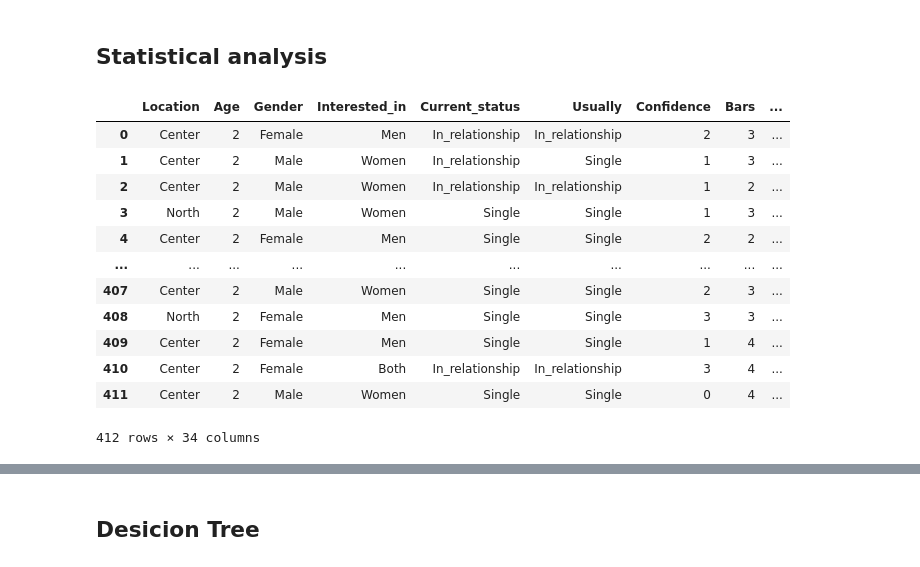
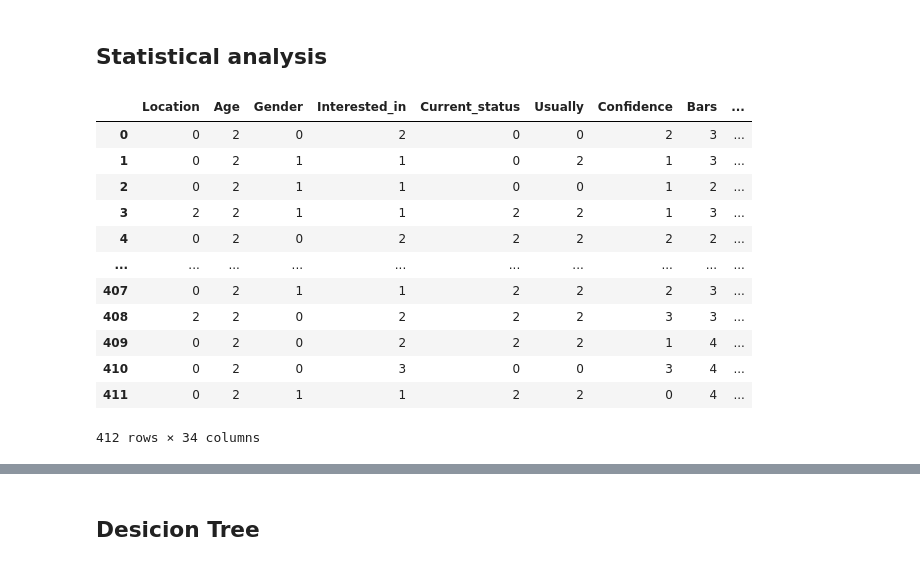
Before and after one commit to golankai/IDC-DS-FinalProject, a Jupyter notebook: DT.ipynb, the cells around one changed output, grey strips where cells are left out. Saved outputs shown, nothing was run; the diff lists cells and outputs as text; code cells hidden in the pictures.

```diff
--- a/DT.ipynb
+++ b/DT.ipynb
@@ -18,21 +20,21 @@ plt.rcParams['image.cmap'] = 'gray'
 # %% [markdown]
 ## Statistical analysis
 # %%
-df = pd.read_csv('final_clean_data_DT/K_clean_data.csv')
+df = pd.read_csv('K_clean_data.csv')
 df
 # %% [output]
 |  | Location | Age | Gender | Interested_in | Current_status | Usually | Confidence | Bars | ... |
-| 0 | Center | 2 | Female | Men | In_relationship | In_relationship | 2 | 3 | ... |
-| 1 | Center | 2 | Male | Women | In_relationship | Single | 1 | 3 | ... |
-| 2 | Center | 2 | Male | Women | In_relationship | In_relationship | 1 | 2 | ... |
-| 3 | North | 2 | Male | Women | Single | Single | 1 | 3 | ... |
-| 4 | Center | 2 | Female | Men | Single | Single | 2 | 2 | ... |
+| 0 | 0 | 2 | 0 | 2 | 0 | 0 | 2 | 3 | ... |
+| 1 | 0 | 2 | 1 | 1 | 0 | 2 | 1 | 3 | ... |
+| 2 | 0 | 2 | 1 | 1 | 0 | 0 | 1 | 2 | ... |
+| 3 | 2 | 2 | 1 | 1 | 2 | 2 | 1 | 3 | ... |
+| 4 | 0 | 2 | 0 | 2 | 2 | 2 | 2 | 2 | ... |
 | ... | ... | ... | ... | ... | ... | ... | ... | ... | ... |
-| 407 | Center | 2 | Male | Women | Single | Single | 2 | 3 | ... |
-| 408 | North | 2 | Female | Men | Single | Single | 3 | 3 | ... |
-| 409 | Center | 2 | Female | Men | Single | Single | 1 | 4 | ... |
-| 410 | Center | 2 | Female | Both | In_relationship | In_relationship | 3 | 4 | ... |
-| 411 | Center | 2 | Male | Women | Single | Single | 0 | 4 | ... |
+| 407 | 0 | 2 | 1 | 1 | 2 | 2 | 2 | 3 | ... |
+| 408 | 2 | 2 | 0 | 2 | 2 | 2 | 3 | 3 | ... |
+| 409 | 0 | 2 | 0 | 2 | 2 | 2 | 1 | 4 | ... |
+| 410 | 0 | 2 | 0 | 3 | 0 | 0 | 3 | 4 | ... |
+| 411 | 0 | 2 | 1 | 1 | 2 | 2 | 0 | 4 | ... |
 412 rows × 34 columns
 # %%
 df.describe()
```
Also changed, not shown: parts of 6 cells of this notebook, 4 other files.
